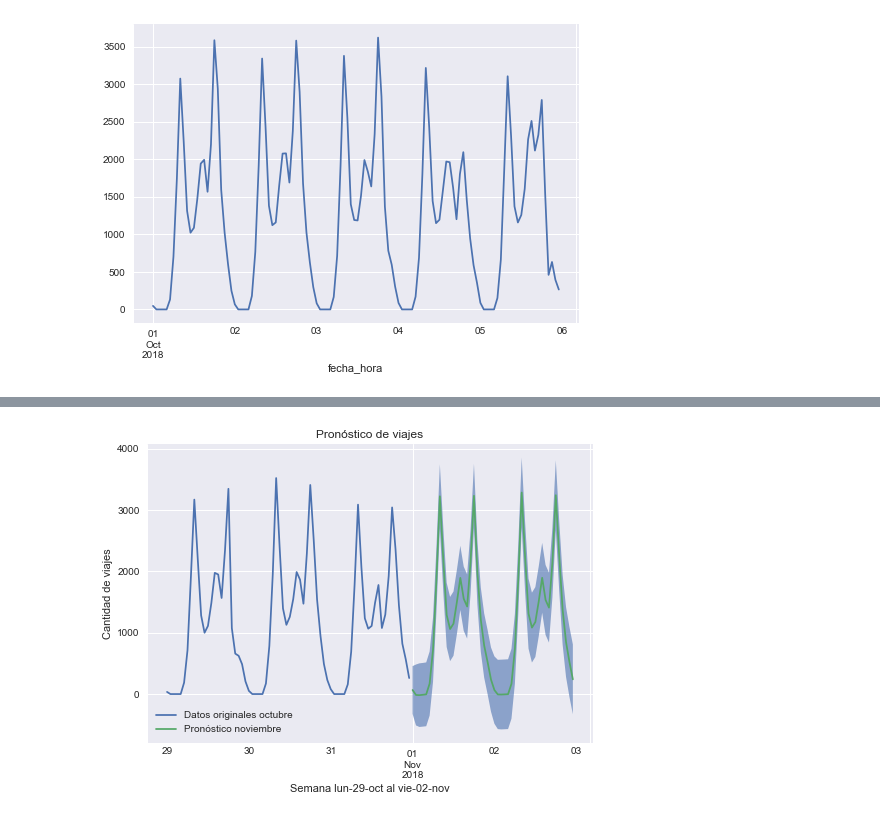
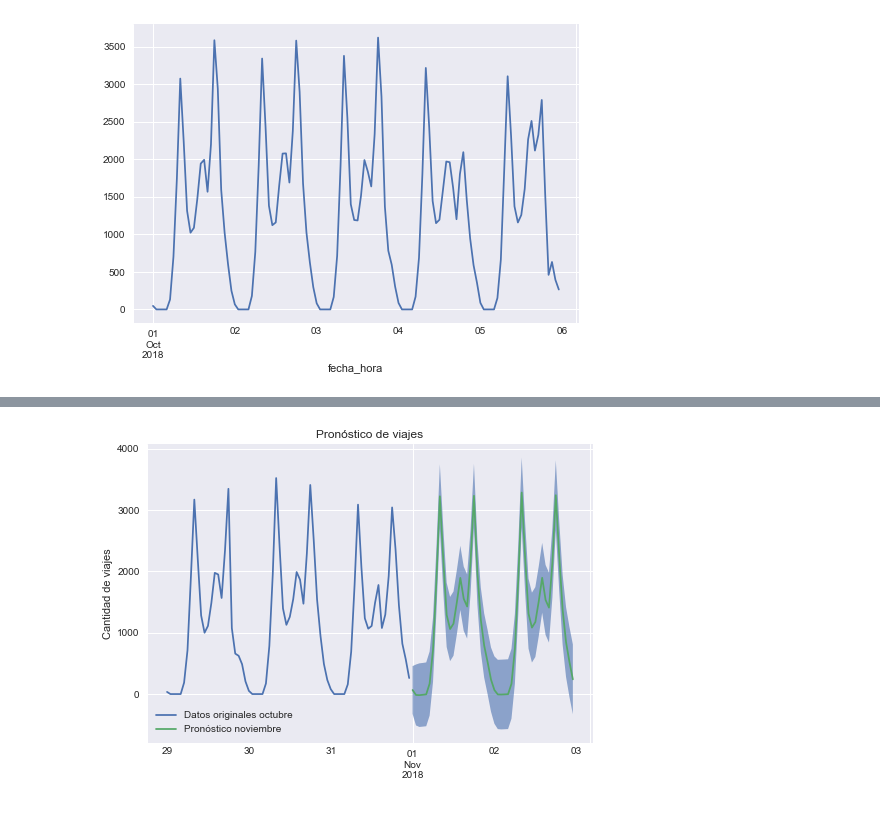
Before and after one commit to gonzalezgouveia/proyecto-ecobici, a Jupyter notebook: jupyter_notebook/ecobici_analysis.ipynb, the cells around one changed output, grey strips where cells are left out. Drawn from its saved outputs; the diff is of its cells as text; code cells hidden in the pictures.

```diff
--- a/jupyter_notebook/ecobici_analysis.ipynb
+++ b/jupyter_notebook/ecobici_analysis.ipynb
@@ -108,28 +104,29 @@ Warnings:
 # %%
 # tomar de datos originales dias 29-oct, 30-oct, y 31-oct
 df_29_31 = df_mon_to_fri.loc['2018-10-29':'2018-10-31']
 df_29_31.plot()
 
 # agregar bandas de confianza
 pred_1_2_conf = results.get_forecast(steps=24*2).conf_int()
 pred_1_2_conf.index = pd.date_range(start='11/1/2018', end='11/3/2018', freq='H')[:-1]
 x = pd.date_range(start='11/1/2018', end='11/3/2018', freq='H')[:-1]
 y1 = pred_1_2_conf['lower Bici']
 y2 = pred_1_2_conf['upper Bici']
 plt.fill_between(x, y1, y2, alpha=0.6)
 
 # predecir para 1-nov y 2-nov
 pred_1_2 = results.get_forecast(steps=24*2).predicted_mean
 pred_1_2.index = pd.date_range(start='11/1/2018', end='11/3/2018', freq='H')[:-1]
 pred_1_2.plot()
 
 # formato de la grafica final
 plt.title('Pronóstico de viajes')
 plt.ylabel('Cantidad de viajes')
-plt.xlabel('Semana lun-29-oct al vie-02-nov')
+# plt.xlabel('Semana lun-29-oct al vie-02-nov')
+plt.xlabel(' ')
 plt.legend(('Datos originales octubre', 'Pronóstico noviembre'),
            loc='lower left')
-plt.savefig('pronostico.png')
+plt.savefig('pronostico.png', dpi=200)
 plt.show()
 # %% [output]
-[figure, old version]
+[figure, new version]
```
Also changed, not shown: parts of 2 cells of this notebook, 1 other file.
